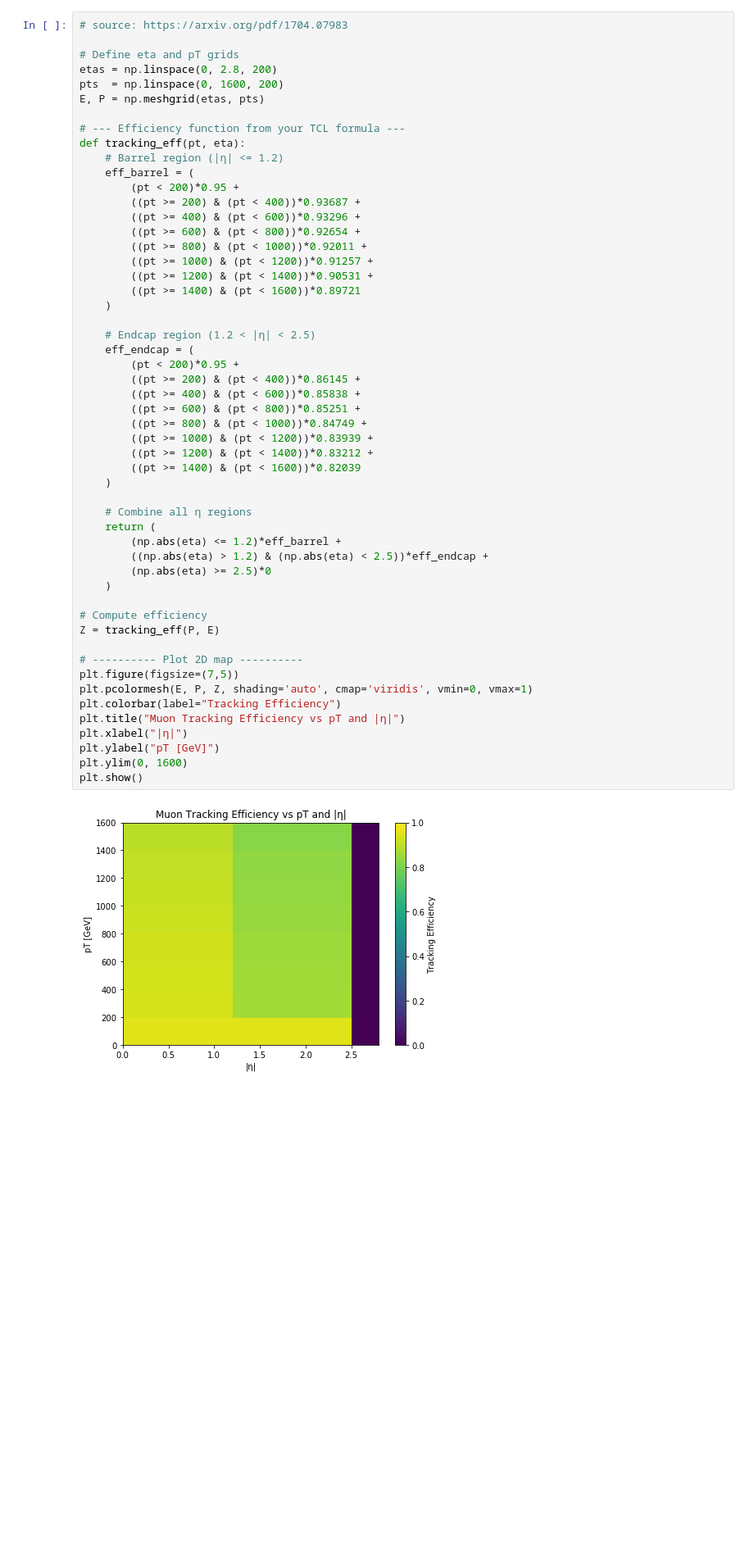
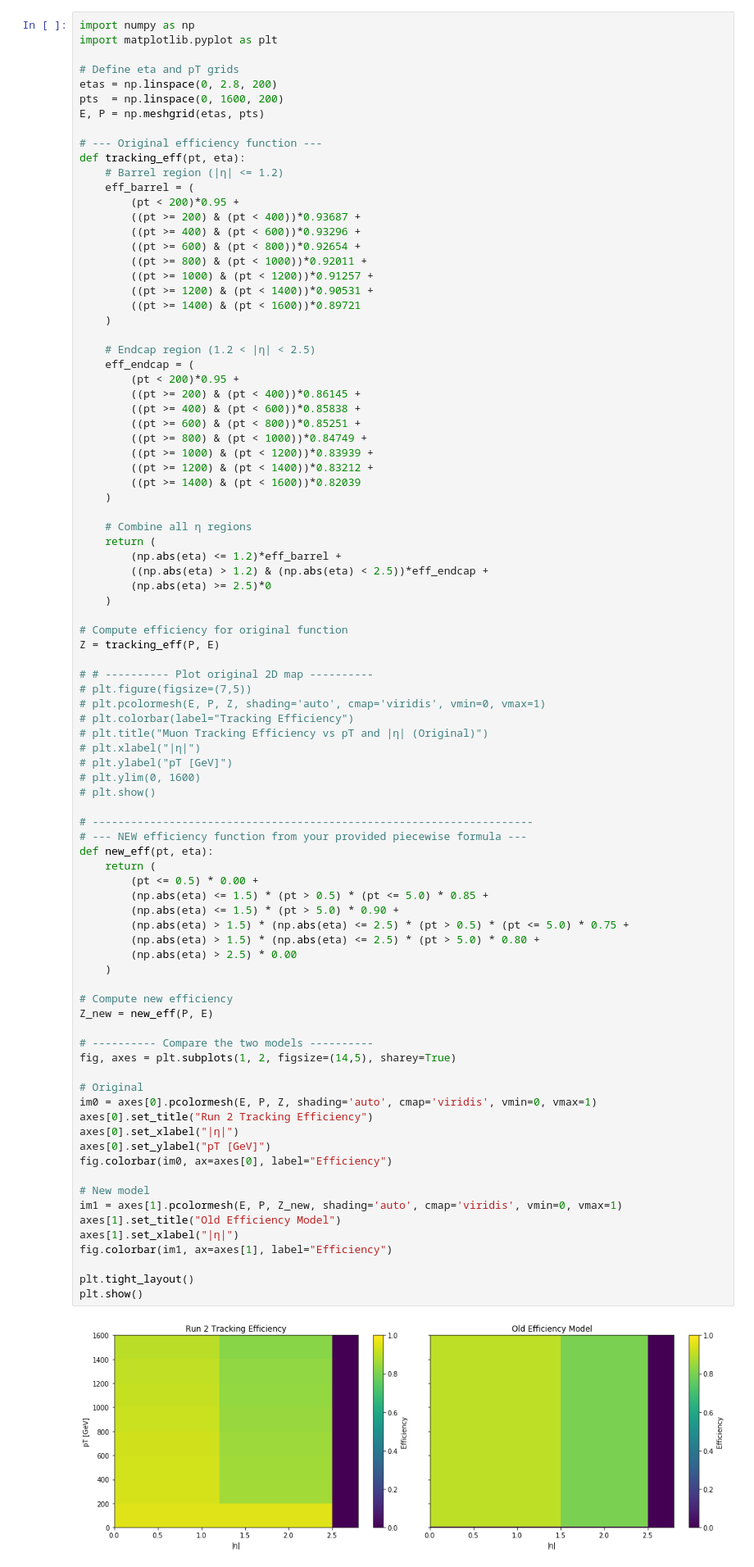
Before and after one commit to delphes/delphes, a Jupyter notebook: cards/update_ATLAS/parameter_fits.ipynb, the cells around one changed output. Shown: that part at 82% size. Drawn from its saved outputs; the diff is of its cells as text; blank space fills up the shorter version.

```diff
--- a/cards/update_ATLAS/parameter_fits.ipynb
+++ b/cards/update_ATLAS/parameter_fits.ipynb
@@ -127,12 +131,13 @@ plt.show()
 # %%
-# source: https://arxiv.org/pdf/1704.07983
+import numpy as np
+import matplotlib.pyplot as plt
 
 # Define eta and pT grids
 etas = np.linspace(0, 2.8, 200)
 pts  = np.linspace(0, 1600, 200)
 E, P = np.meshgrid(etas, pts)
 
-# --- Efficiency function from your TCL formula ---
+# --- Original efficiency function ---
 def tracking_eff(pt, eta):
     # Barrel region (|η| <= 1.2)
     eff_barrel = (
@@ -142,43 +147,77 @@ def tracking_eff(pt, eta):
         ((pt >= 600) & (pt < 800))*0.92654 +
         ((pt >= 800) & (pt < 1000))*0.92011 +
         ((pt >= 1000) & (pt < 1200))*0.91257 +
         ((pt >= 1200) & (pt < 1400))*0.90531 +
         ((pt >= 1400) & (pt < 1600))*0.89721
     )
 
     # Endcap region (1.2 < |η| < 2.5)
     eff_endcap = (
         (pt < 200)*0.95 +
         ((pt >= 200) & (pt < 400))*0.86145 +
         ((pt >= 400) & (pt < 600))*0.85838 +
         ((pt >= 600) & (pt < 800))*0.85251 +
         ((pt >= 800) & (pt < 1000))*0.84749 +
         ((pt >= 1000) & (pt < 1200))*0.83939 +
         ((pt >= 1200) & (pt < 1400))*0.83212 +
         ((pt >= 1400) & (pt < 1600))*0.82039
     )
 
     # Combine all η regions
     return (
         (np.abs(eta) <= 1.2)*eff_barrel +
         ((np.abs(eta) > 1.2) & (np.abs(eta) < 2.5))*eff_endcap +
         (np.abs(eta) >= 2.5)*0
     )
 
-# Compute efficiency
+# Compute efficiency for original function
 Z = tracking_eff(P, E)
 
-# ---------- Plot 2D map ----------
-plt.figure(figsize=(7,5))
-plt.pcolormesh(E, P, Z, shading='auto', cmap='viridis', vmin=0, vmax=1)
-plt.colorbar(label="Tracking Efficiency")
-plt.title("Muon Tracking Efficiency vs pT and |η|")
-plt.xlabel("|η|")
-plt.ylabel("pT [GeV]")
-plt.ylim(0, 1600)
+# # ---------- Plot original 2D map ----------
+# plt.figure(figsize=(7,5))
+# plt.pcolormesh(E, P, Z, shading='auto', cmap='viridis', vmin=0, vmax=1)
+# plt.colorbar(label="Tracking Efficiency")
+# plt.title("Muon Tracking Efficiency vs pT and |η| (Original)")
+# plt.xlabel("|η|")
+# plt.ylabel("pT [GeV]")
+# plt.ylim(0, 1600)
+# plt.show()
+
+# ---------------------------------------------------------------------
+# --- NEW efficiency function from your provided piecewise formula ---
+def new_eff(pt, eta):
+    return (
+        (pt <= 0.5) * 0.00 +
+        (np.abs(eta) <= 1.5) * (pt > 0.5) * (pt <= 5.0) * 0.85 +
+        (np.abs(eta) <= 1.5) * (pt > 5.0) * 0.90 +
+        (np.abs(eta) > 1.5) * (np.abs(eta) <= 2.5) * (pt > 0.5) * (pt <= 5.0) * 0.75 +
+        (np.abs(eta) > 1.5) * (np.abs(eta) <= 2.5) * (pt > 5.0) * 0.80 +
+        (np.abs(eta) > 2.5) * 0.00
+    )
+
+# Compute new efficiency
+Z_new = new_eff(P, E)
+
+# ---------- Compare the two models ----------
+fig, axes = plt.subplots(1, 2, figsize=(14,5), sharey=True)
+
+# Original
+im0 = axes[0].pcolormesh(E, P, Z, shading='auto', cmap='viridis', vmin=0, vmax=1)
+axes[0].set_title("Run 2 Tracking Efficiency")
+axes[0].set_xlabel("|η|")
+axes[0].set_ylabel("pT [GeV]")
+fig.colorbar(im0, ax=axes[0], label="Efficiency")
+
+# New model
+im1 = axes[1].pcolormesh(E, P, Z_new, shading='auto', cmap='viridis', vmin=0, vmax=1)
+axes[1].set_title("Old Efficiency Model")
+axes[1].set_xlabel("|η|")
+fig.colorbar(im1, ax=axes[1], label="Efficiency")
+
+plt.tight_layout()
 plt.show()
 # %% [output]
-[figure, old version]
+[figure, new version]
 # %% [markdown]
 ### Electron Tracking Efficiency
 Paper: https://cds.cern.ch/record/2868520/files/ANA-EGAM-2021-01-PAPER.pdf
```
Also changed, not shown: parts of 5 cells of this notebook, 9 other files.
